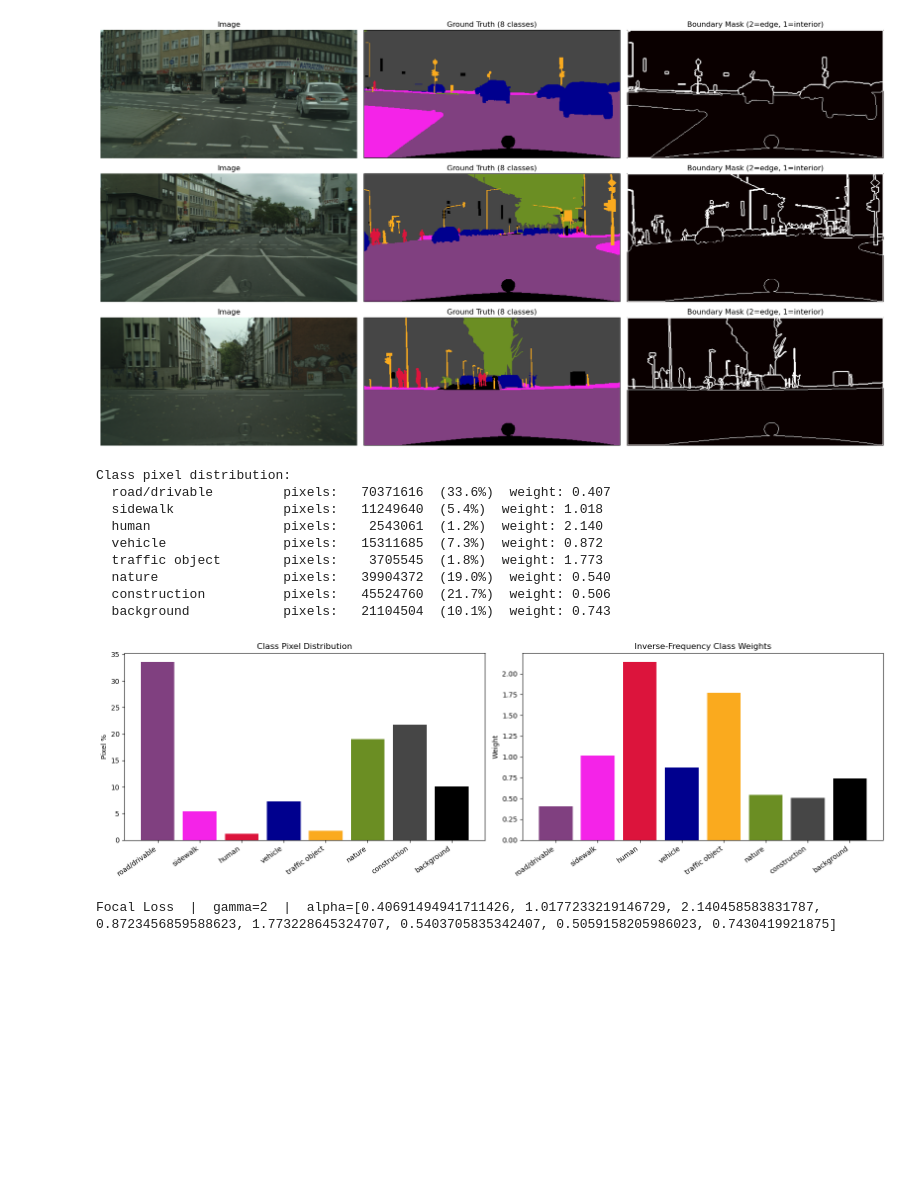
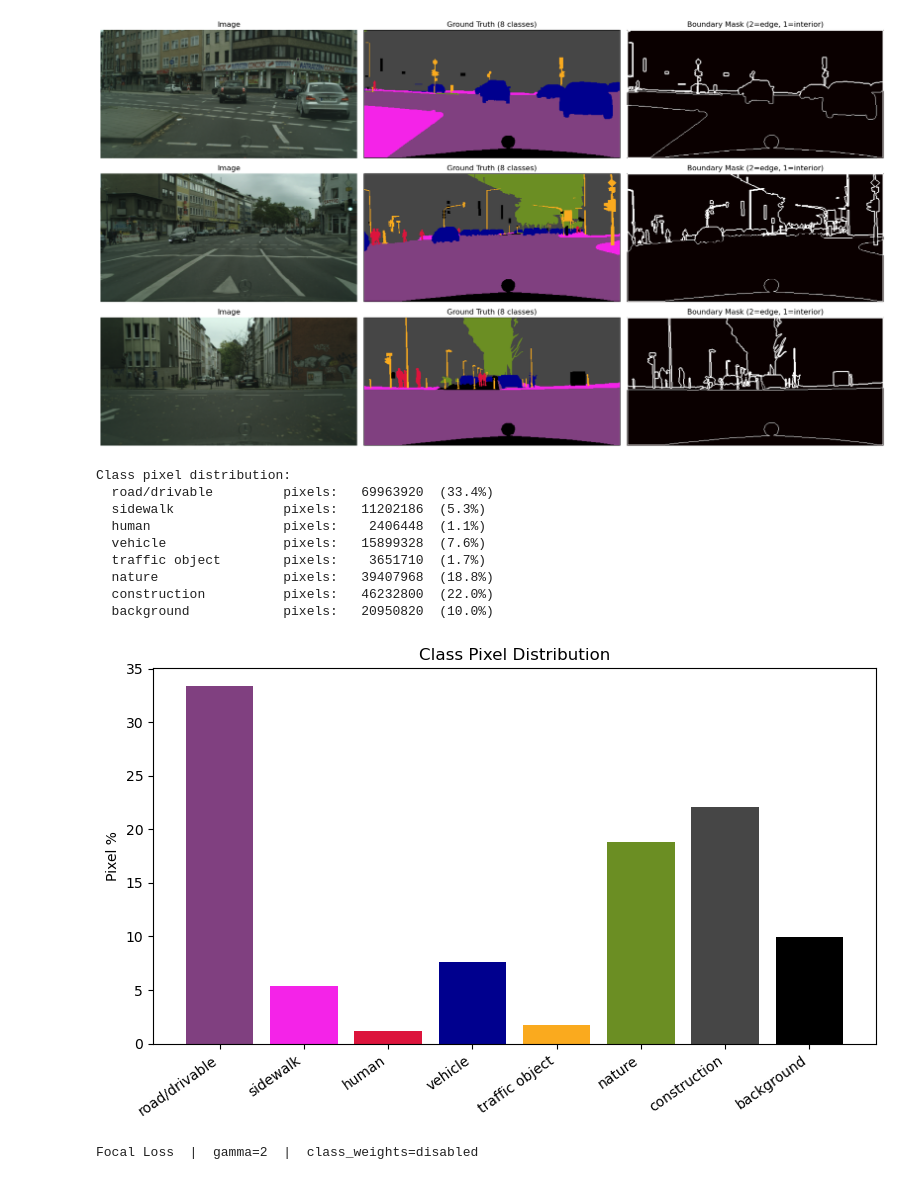
Before and after one commit to rxthlessbeats/Cityscapes-Image-Segmentation, a Jupyter notebook: notebooks/base.ipynb, the cells around one changed output. Drawn from its saved outputs; the diff is of its cells as text; code cells hidden in the pictures; blank space fills up the shorter version.

```diff
--- a/notebooks/base.ipynb
+++ b/notebooks/base.ipynb
@@ -37,6 +37,11 @@ LR = 1e-4
 FOCAL_GAMMA = 2
 NUM_TRAIN = 1600  # use a small subset for fast iteration
 NUM_VAL = 400
+AUGMENT_TRAIN = False  # False to use val_transform on train set (no augmentation)
+USE_CLASS_WEIGHTS = False  # False to disable inverse-frequency class weighting
+OVERSAMPLE_CLASSES = [1, 2, 4]  # sidewalk, human, traffic object ([] to disable)
+# OVERSAMPLE_CLASSES = []
+OVERSAMPLE_BOOST = 3.0  # images with these classes are sampled N× more often
 
 CLASS_NAMES = [
     "road/drivable",  # 0
@@ -280,8 +285,11 @@ class CityscapesSegDataset(Dataset):
         return img, lbl_t, mask
 # %%
 # ── Datasets (only load the samples we need) ──
+train_tf = train_transform if AUGMENT_TRAIN else val_transform
+print(f"Train augmentation: {'enabled' if AUGMENT_TRAIN else 'disabled'}")
+
 train_ds = CityscapesSegDataset(
-    DATA_ROOT, "train", transform=val_transform, max_samples=NUM_TRAIN, seed=42
+    DATA_ROOT, "train", transform=train_tf, max_samples=NUM_TRAIN, seed=42
 )
 val_ds = CityscapesSegDataset(
     DATA_ROOT, "valid", transform=val_transform, max_samples=NUM_VAL, seed=42
@@ -351,33 +387,37 @@ for _, lbl, _ in train_loader:
 freq = pixel_counts / pixel_counts.sum()
 inv_freq = 1.0 / (freq + 1e-6)
 
-# Inverse-frequency weights
-# class_weights = (inv_freq / inv_freq.sum() * NUM_CLASSES).to(device)
-# Dampened weights
-class_weights = (inv_freq.sqrt() / inv_freq.sqrt().sum() * NUM_CLASSES).to(device)
+if USE_CLASS_WEIGHTS:
+    # Dampened weights (sqrt of inverse frequency)
+    class_weights = (inv_freq.sqrt() / inv_freq.sqrt().sum() * NUM_CLASSES).to(device)
+else:
+    class_weights = None
 
 print("Class pixel distribution:")
-for name, cnt, w in zip(CLASS_NAMES, pixel_counts, class_weights):
-    print(
-        f"  {name:<20s}  pixels: {cnt.item():>10.0f}  ({freq[CLASS_NAMES.index(name)] * 100:.1f}%)  weight: {w:.3f}"
-    )
+for i, (name, cnt) in enumerate(zip(CLASS_NAMES, pixel_counts)):
+    w_str = f"  weight: {class_weights[i]:.3f}" if class_weights is not None else ""
+    print(f"  {name:<20s}  pixels: {cnt.item():>10.0f}  ({freq[i] * 100:.1f}%){w_str}")
 
-fig, (ax1, ax2) = plt.subplots(1, 2, figsize=(16, 5))
+fig, axes = plt.subplots(
+    1, 2 if USE_CLASS_WEIGHTS else 1, figsize=(16 if USE_CLASS_WEIGHTS else 8, 5)
+)
 
 colors = [np.array(c) / 255 for c in CLASS_COLORS]
 x = range(NUM_CLASSES)
 
+ax1 = axes[0] if USE_CLASS_WEIGHTS else axes
 ax1.bar(x, freq.numpy() * 100, color=colors)
 ax1.set_xticks(x)
 ax1.set_xticklabels(CLASS_NAMES, rotation=35, ha="right")
 ax1.set_ylabel("Pixel %")
 ax1.set_title("Class Pixel Distribution")
 
-ax2.bar(x, class_weights.cpu().numpy(), color=colors)
-ax2.set_xticks(x)
-ax2.set_xticklabels(CLASS_NAMES, rotation=35, ha="right")
-ax2.set_ylabel("Weight")
-ax2.set_title("Inverse-Frequency Class Weights")
+if USE_CLASS_WEIGHTS:
+    axes[1].bar(x, class_weights.cpu().numpy(), color=colors)
+    axes[1].set_xticks(x)
+    axes[1].set_xticklabels(CLASS_NAMES, rotation=35, ha="right")
+    axes[1].set_ylabel("Weight")
+    axes[1].set_title("Dampened Inverse-Frequency Class Weights")
 
 plt.tight_layout()
 plt.show()
@@ -389,51 +429,50 @@ class FocalLoss(nn.Module):
     FL(p_t) = -alpha_t * (1 - p_t)^gamma * log(p_t)
 
     Args:
         alpha:  per-class weights, shape [C]. Balances rare vs frequent classes.
         gamma:  focusing parameter (>=0). Higher values down-weight easy examples more.
                 gamma=0 reduces to weighted cross-entropy.
     """
 
     def __init__(self, alpha=None, gamma=2.0):
         super().__init__()
         self.gamma = gamma
         if alpha is not None:
             self.register_buffer("alpha", alpha.clone())
         else:
             self.alpha = None
 
     def forward(self, logits, targets, mask=None):
-        # logits: [B, C, H, W],  targets: [B, H, W],  mask: [B, H, W] (optional)
-        ce = nn.functional.cross_entropy(logits, targets, reduction="none")  # [B, H, W]
-        pt = torch.exp(-ce)  # predicted probability of the true class
+        ce = nn.functional.cross_entropy(logits, targets, reduction="none")
+        pt = torch.exp(-ce)
 
-        focal = (1.0 - pt) ** self.gamma * ce  # [B, H, W]
+        focal = (1.0 - pt) ** self.gamma * ce
 
         if self.alpha is not None:
-            alpha_t = self.alpha[targets]  # per-pixel weight based on true class
+            alpha_t = self.alpha[targets]
             focal = alpha_t * focal
 
         if mask is not None:
-            focal = focal * mask  # boundary pixels get higher weight
+            focal = focal * mask
 
         return focal.mean()
 
 
 criterion = FocalLoss(alpha=class_weights, gamma=FOCAL_GAMMA)
-print(f"\nFocal Loss  |  gamma={criterion.gamma}  |  alpha={class_weights.cpu().tolist()}")
-# criterion = nn.CrossEntropyLoss(weight=class_weights).to(device)
+w_info = class_weights.cpu().tolist() if class_weights is not None else "disabled"
+print(f"\nFocal Loss  |  gamma={criterion.gamma}  |  class_weights={w_info}")
 # %% [output]
 Class pixel distribution:
-  road/drivable         pixels:   70371616  (33.6%)  weight: 0.407
-  sidewalk              pixels:   11249640  (5.4%)  weight: 1.018
-  human                 pixels:    2543061  (1.2%)  weight: 2.140
-  vehicle               pixels:   15311685  (7.3%)  weight: 0.872
-  traffic object        pixels:    3705545  (1.8%)  weight: 1.773
-  nature                pixels:   39904372  (19.0%)  weight: 0.540
-  construction          pixels:   45524760  (21.7%)  weight: 0.506
-  background            pixels:   21104504  (10.1%)  weight: 0.743
+  road/drivable         pixels:   69963920  (33.4%)
+  sidewalk              pixels:   11202186  (5.3%)
+  human                 pixels:    2406448  (1.1%)
+  vehicle               pixels:   15899328  (7.6%)
+  traffic object        pixels:    3651710  (1.7%)
+  nature                pixels:   39407968  (18.8%)
+  construction          pixels:   46232800  (22.0%)
+  background            pixels:   20950820  (10.0%)
-[figure, old version]
+[figure, new version]
-Focal Loss  |  gamma=2  |  alpha=[0.40691494941711426, 1.0177233219146729, 2.140458583831787, 0.8723456859588623, 1.773228645324707, 0.5403705835342407, 0.5059158205986023, 0.7430419921875]
+Focal Loss  |  gamma=2  |  class_weights=disabled
 # %%
 # ── FCN-8s Model (built from scratch) ──
 #
```
Also changed, not shown: parts of 9 cells of this notebook, 6 other files.
